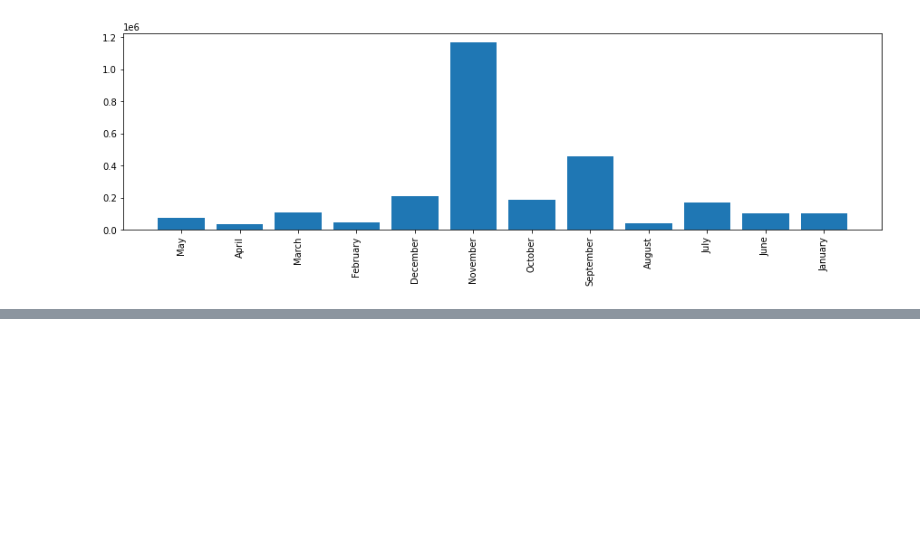
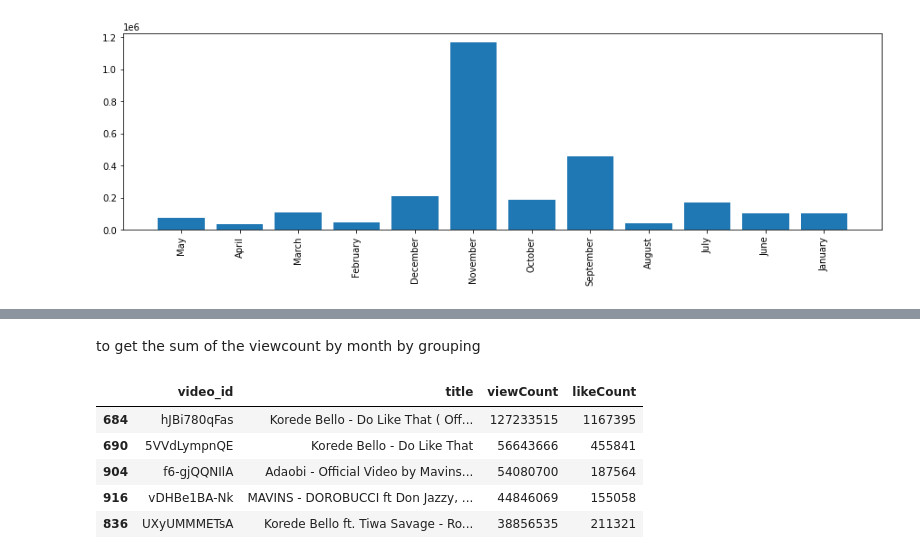
Before and after one commit to Tolubaba/porfolio-projects, a Jupyter notebook: mavins_youtube_api_stats.ipynb, the cells around one changed output, grey strips where cells are left out. Saved outputs shown, nothing was run; the diff lists cells and outputs as text; code cells hidden in the pictures; blank space fills up the shorter version.

```diff
--- a/mavins_youtube_api_stats.ipynb
+++ b/mavins_youtube_api_stats.ipynb
@@ -434,0 +511,11 @@ df['publishedAt']=df['publishedAt'].dt.tz_localize(None)
+# %% [markdown]
+to get the sum  of the viewcount by month by grouping
+# %%
+df.loc[df['viewCount'].sort_values(ascending=False).head().index][['video_id','title','viewCount','likeCount']]
+# %% [output]
+|  | video_id | title | viewCount | likeCount |
+| 684 | hJBi780qFas | Korede Bello - Do Like That ( Off... | 127233515 | 1167395 |
+| 690 | 5VVdLympnQE | Korede Bello - Do Like That | 56643666 | 455841 |
+| 904 | f6-gjQQNIlA | Adaobi - Official Video by Mavins... | 54080700 | 187564 |
+| 916 | vDHBe1BA-Nk | MAVINS - DOROBUCCI ft Don Jazzy, ... | 44846069 | 155058 |
+| 836 | UXyUMMMETsA | Korede Bello ft. Tiwa Savage - Ro... | 38856535 | 211321 |
```
Also changed, not shown: parts of 27 cells of this notebook.
